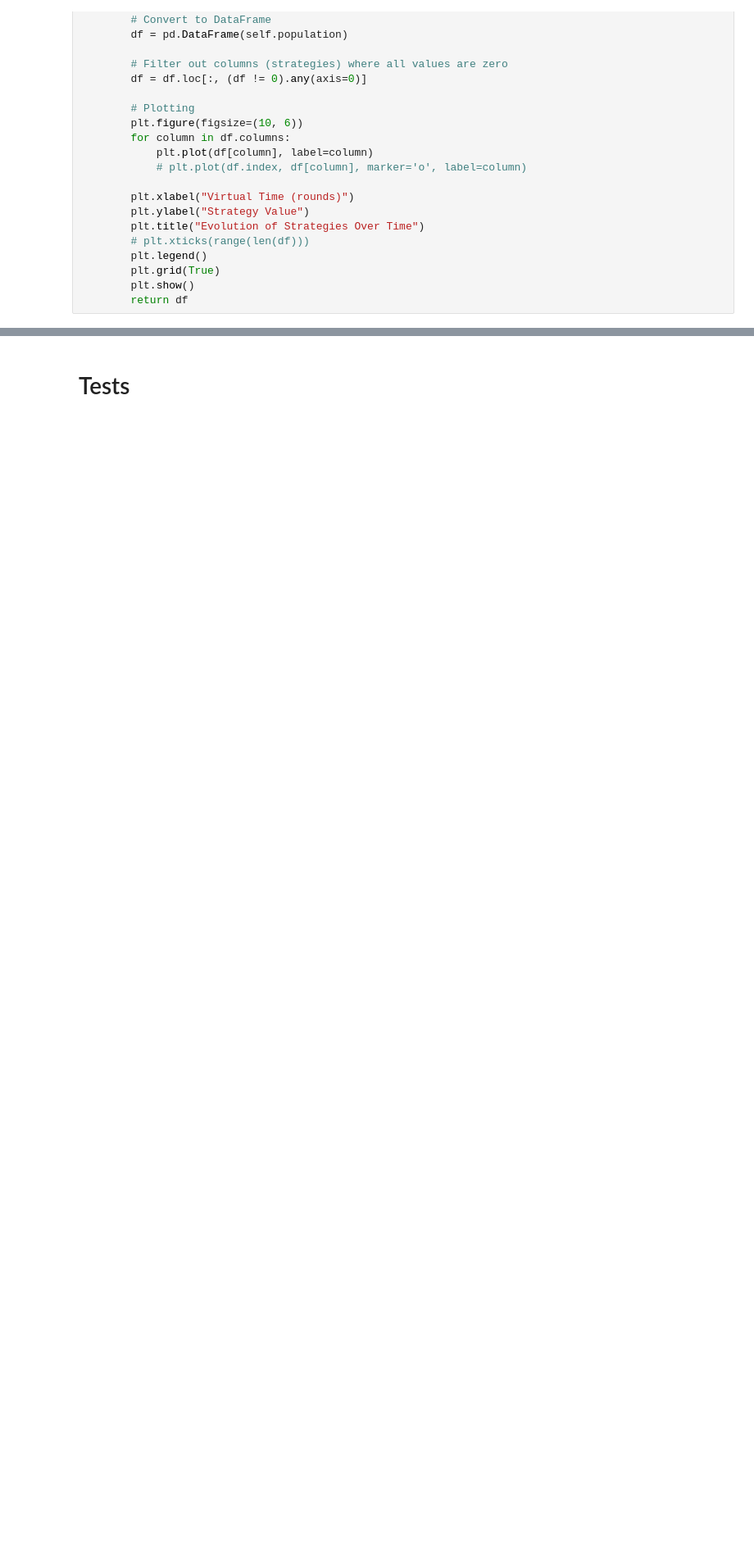
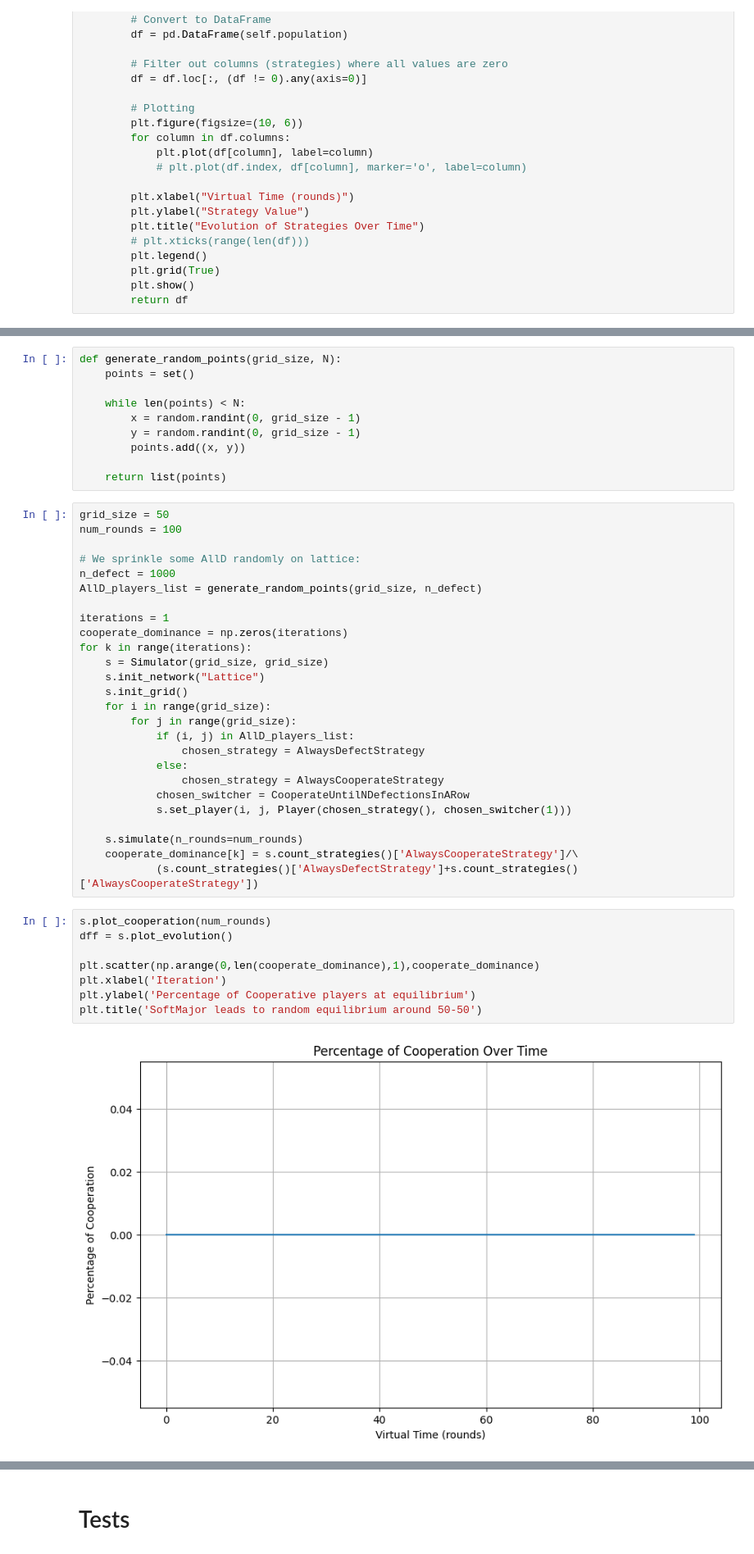
Before and after one commit to shriramch/SimPD, a Jupyter notebook: ipd.ipynb, the cells around one changed output, grey strips where cells are left out. Shown at 82% size. Saved outputs shown, nothing was run; the diff lists cells and outputs as text; blank space fills up the shorter version.

```diff
--- a/ipd.ipynb
+++ b/ipd.ipynb
@@ -716,0 +780,46 @@ dff = s.plot_evolution()
+# %%
+def generate_random_points(grid_size, N):
+    points = set()
+
+    while len(points) < N:
+        x = random.randint(0, grid_size - 1)
+        y = random.randint(0, grid_size - 1)
+        points.add((x, y))
+
+    return list(points)
+# %%
+grid_size = 50
+num_rounds = 100
+
+# We sprinkle some AllD randomly on lattice:
+n_defect = 1000
+AllD_players_list = generate_random_points(grid_size, n_defect)
+
+iterations = 1
+cooperate_dominance = np.zeros(iterations)
+for k in range(iterations):
+    s = Simulator(grid_size, grid_size)
+    s.init_network("Lattice")
+    s.init_grid()
+    for i in range(grid_size):
+        for j in range(grid_size):
+            if (i, j) in AllD_players_list:
+                chosen_strategy = AlwaysDefectStrategy
+            else:
+                chosen_strategy = AlwaysCooperateStrategy
+            chosen_switcher = CooperateUntilNDefectionsInARow
+            s.set_player(i, j, Player(chosen_strategy(), chosen_switcher(1)))
+
+    s.simulate(n_rounds=num_rounds)
+    cooperate_dominance[k] = s.count_strategies()['AlwaysCooperateStrategy']/\
+            (s.count_strategies()['AlwaysDefectStrategy']+s.count_strategies()['AlwaysCooperateStrategy'])
+# %%
+s.plot_cooperation(num_rounds)
+dff = s.plot_evolution()
+
+plt.scatter(np.arange(0,len(cooperate_dominance),1),cooperate_dominance)
+plt.xlabel('Iteration')
+plt.ylabel('Percentage of Cooperative players at equilibrium')
+plt.title('SoftMajor leads to random equilibrium around 50-50')
+# %% [output]
+[figure, added]
```
Also changed, not shown: parts of 12 cells of this notebook, 4 other files.
